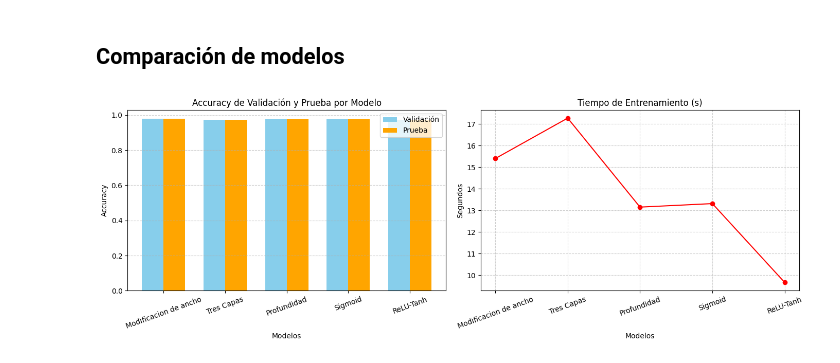
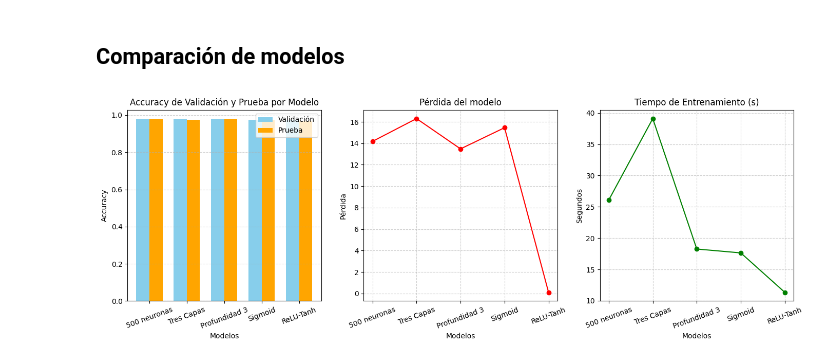
Before and after one commit to Fabiola-cc/Using_MNIST, a Jupyter notebook: TensorFlow_MNIST.ipynb, the cells around one changed output. Cells and saved outputs as stored; diff of their text form; code cells hidden in the pictures.

```diff
--- a/TensorFlow_MNIST.ipynb
+++ b/TensorFlow_MNIST.ipynb
@@ -368,7 +437,7 @@ def build_very_deep_model(units_per_layer):
     test_loss, test_accuracy = model.evaluate(datos_prueba, verbose=0)
 
     print(f"Capas: {len(units_per_layer)} - Arquitectura: {units_per_layer} - Accuracy validación: {val_accuracy:.4f} - Tiempo: {duration:.2f}s")
-    return len(units_per_layer), val_accuracy, test_accuracy, duration
+    return len(units_per_layer), val_accuracy, test_accuracy, duration, test_loss
 
 architectures = [
     [hidden_size],
@@ -414,6 +502,6 @@ duration = time.time() - start_time
 test_loss, test_accuracy = model.evaluate(datos_prueba, verbose=0)
 val_accuracy = history.history['val_accuracy'][-1]
 
-result_sigmoid = [val_accuracy, test_accuracy, duration]
+result_sigmoid = [val_accuracy, test_accuracy, duration, test_loss]
 print(f"Activaciones sigmoid - Accuracy validación: {val_accuracy:.4f} - Accuracy test: {test_accuracy:.4f} - Tiempo: {duration:.2f}s")
 # %% [output]
@@ -434,6 +522,6 @@ test_loss, test_accuracy = model.evaluate(datos_prueba, verbose=0)
 val_accuracy = history.history['val_accuracy'][-1]
 
 if val_accuracy > result_sigmoid[0]:
-    result_sigmoid = [val_accuracy, test_accuracy, duration]
+    result_sigmoid = [val_accuracy, test_accuracy, duration, test_loss]
 print(f"Activaciones sigmoid + capas anteriores - Accuracy validación: {val_accuracy:.4f} - Accuracy test: {test_accuracy:.4f} - Tiempo: {duration:.2f}s")
 # %% [output]
@@ -456,6 +557,6 @@ duration = time.time() - start_time
 test_loss, test_accuracy = model.evaluate(datos_prueba, verbose=0)
 val_accuracy = history.history['val_accuracy'][-1]
 
-result_relu_tanh = [val_accuracy, test_accuracy, duration]
+result_relu_tanh = [val_accuracy, test_accuracy, duration, test_loss]
 print(f"Activación ReLU + tanh - Accuracy validación: {val_accuracy:.4f} - Accuracy test: {test_accuracy:.4f} - Tiempo: {duration:.2f}s")
 # %% [output]
@@ -463,48 +585,57 @@ Activación ReLU + tanh - Accuracy validación: 0.9728 - Accuracy test: 0.9704 -
 # %% [markdown]
 ## Comparación de modelos
 # %%
-
 # Lista de resultados de modelos en forma [val_acc, test_acc, tiempo]
 result_sets = [best_result_ms[1:], result_three, best_result_deep[1:], result_sigmoid, result_relu_tanh]
 
 # Nombres para los modelos (puedes personalizarlos)
-model_names = ['Modificacion de ancho', 'Tres Capas', 'Profundidad', 'Sigmoid', 'ReLU-Tanh']
+model_names = [str(best_result_ms[0]) + ' neuronas', 'Tres Capas', 'Profundidad ' + str(best_result_deep[0]), 'Sigmoid', 'ReLU-Tanh']
 
 # Separar métricas
 val_accuracies = [res[0] for res in result_sets]
 test_accuracies = [res[1] for res in result_sets]
 times = [res[2] for res in result_sets]
+loss = [res[3] for res in result_sets]
 
 # Posiciones para las barras
 x = np.arange(len(model_names))
 width = 0.35
 
 # Crear figura con 2 subplots
-fig, axs = plt.subplots(1, 2, figsize=(14, 5))
+fig, axs = plt.subplots(1, 3, figsize=(14, 5))
 
 # --- Subplot 1: Accuracy de Validación y Prueba ---
 axs[0].bar(x - width/2, val_accuracies, width, label='Validación', color='skyblue')
 axs[0].bar(x + width/2, test_accuracies, width, label='Prueba', color='orange')
 
 axs[0].set_xlabel("Modelos")
 axs[0].set_ylabel("Accuracy")
 axs[0].set_title("Accuracy de Validación y Prueba por Modelo")
 axs[0].set_xticks(x)
 axs[0].set_xticklabels(model_names, rotation=20)
 axs[0].legend()
 axs[0].grid(axis='y', linestyle='--', alpha=0.6)
 
-# --- Subplot 2: Tiempo de Entrenamiento ---
-axs[1].plot(x, times, marker='o', color='red')
-axs[1].set_title("Tiempo de Entrenamiento (s)")
+# --- Subplot 2: Pérdida en prueba ---
+axs[1].plot(x, loss, marker='o', color='red')
+axs[1].set_title("Pérdida del modelo")
 axs[1].set_xlabel("Modelos")
-axs[1].set_ylabel("Segundos")
+axs[1].set_ylabel("Pérdida")
 axs[1].set_xticks(x)
 axs[1].set_xticklabels(model_names, rotation=20)
 axs[1].grid(True, linestyle='--', alpha=0.6)
 
+# --- Subplot 3: Tiempo de Entrenamiento ---
+axs[2].plot(x, times, marker='o', color='green')
+axs[2].set_title("Tiempo de Entrenamiento (s)")
+axs[2].set_xlabel("Modelos")
+axs[2].set_ylabel("Segundos")
+axs[2].set_xticks(x)
+axs[2].set_xticklabels(model_names, rotation=20)
+axs[2].grid(True, linestyle='--', alpha=0.6)
+
 # Ajustar diseño
 plt.tight_layout()
 plt.show()
 # %% [output]
-[figure, old version]
+[figure, new version]
```
Also changed, not shown: parts of 18 cells of this notebook.
